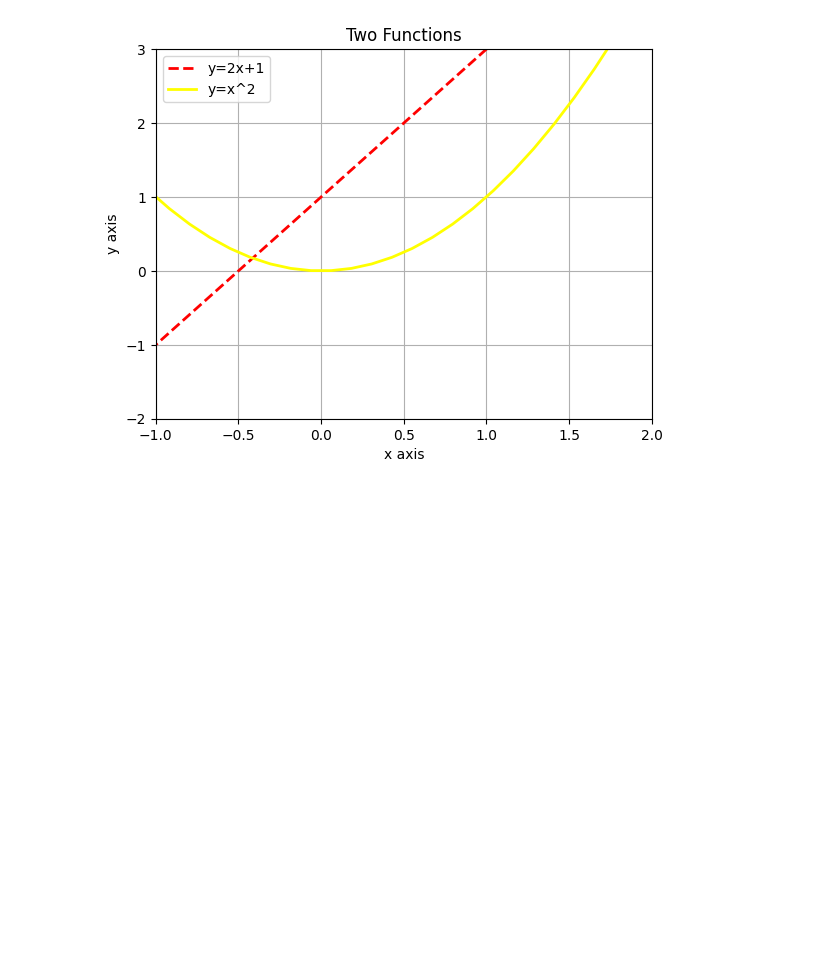
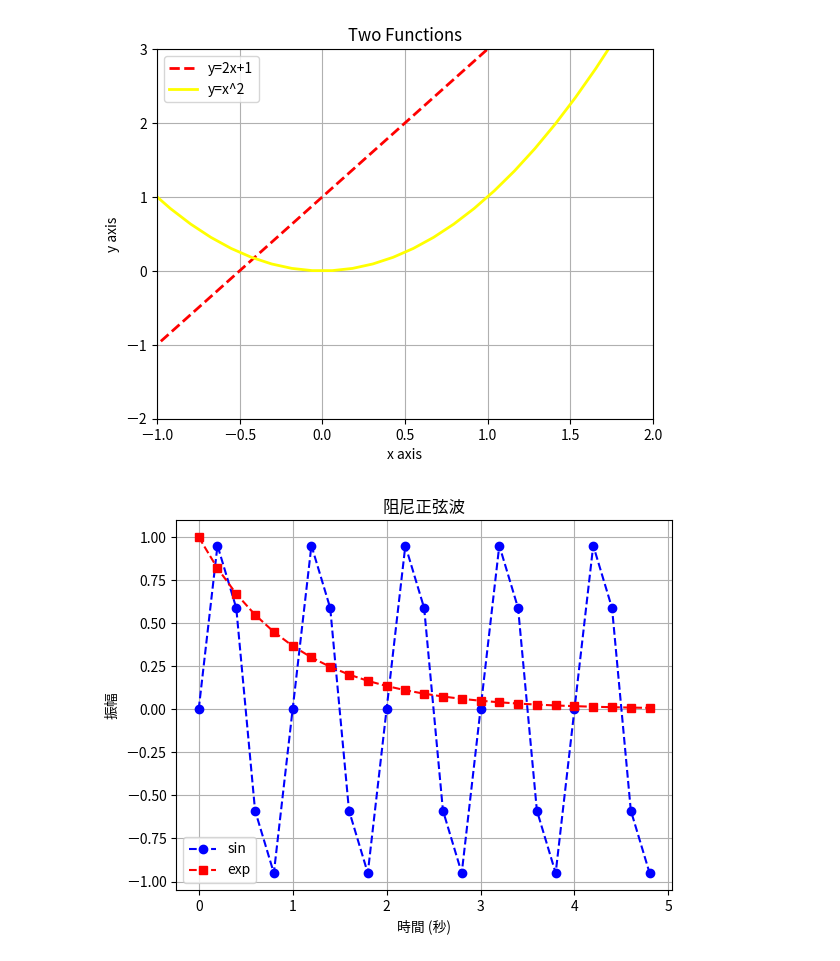
Before and after one commit to AlisaKuo/Test_AI, a Jupyter notebook: Lesson14/Lesson14_3.ipynb, the cells around one changed output. Drawn from its saved outputs; the diff is of its cells as text; code cells hidden in the pictures; blank space fills up the shorter version.

```diff
--- a/Lesson14/Lesson14_3.ipynb
+++ b/Lesson14/Lesson14_3.ipynb
@@ -1,3 +19,10 @@
+# %%
+#Support Chinese font in matplotlib
+import matplotlib as mpl
+from matplotlib.font_manager import fontManager
+
+fontManager.addfont("ChineseFont.ttf")
+mpl.rc('font', family="ChineseFont")
 # %%
 
 import numpy as np
@@ -22,4 +47,24 @@ plt.ylim((-2, 3))
 plt.grid()    #畫格線
 plt.show()
 # %% [output]
-[figure, old version]
+[figure, new version]
+# %%
+
+import numpy as np
+import matplotlib.pyplot as plt
+
+t=np.arange(0., 5., 0.2)
+# 正弦波
+y1 = np.sin(2 * np.pi * t)
+# 指數衰減
+y2 = np.exp(-t)
+plt.plot(t, y1, 'bo--', label='sin')
+plt.plot(t, y2, 'rs--', label='exp')
+plt.xlabel('時間 (秒)')
+plt.ylabel('振幅')
+plt.title('阻尼正弦波')
+plt.legend()
+plt.grid()
+plt.show()
+# %% [output]
+[figure, added]
```
Also changed, not shown: parts of 1 cell of this notebook, 1 other file.
